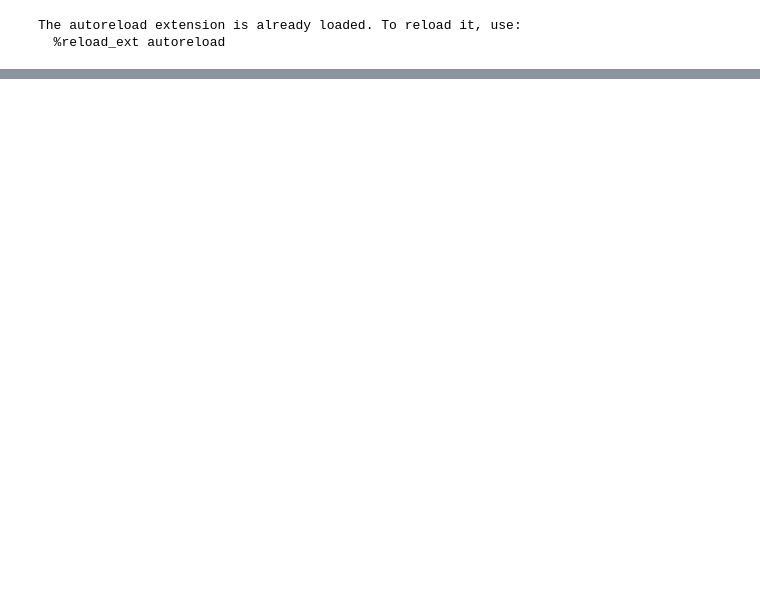
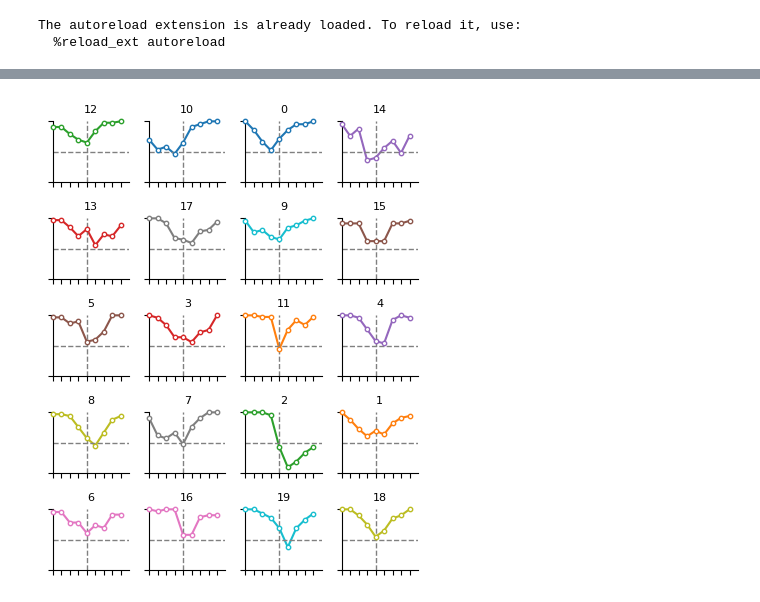
Before and after one commit to jmourabarbosa/shapemetrics_journalpaper, a Jupyter notebook: ibl_analyses/notebooks/shape_metrics.ipynb, the cells around one changed output, grey strips where cells are left out. Drawn from its saved outputs; the diff is of its cells as text; code cells hidden in the pictures; blank space fills up the shorter version.

```diff
--- a/ibl_analyses/notebooks/shape_metrics.ipynb
+++ b/ibl_analyses/notebooks/shape_metrics.ipynb
@@ -90,0 +382,26 @@ plt.imshow(dist_neural)
+# %%
+# contrast = [-100.  ,  -25.  ,  -12.5 ,   -6.25,    0.  ,    6.25,   12.5 ,
+#          25.  ,  100.  ]
+
+plt.figure(figsize=(4,5))
+#colors = sns.color_palette("viridis",4)
+contrast
+for si,subj in enumerate(np.argsort(dist_low[:,0])):
+    plt.subplot(5,4,si+1)
+    plt.title(subj,fontsize=8)
+    plt.plot(range(len(contrast)),avg_cc[subj],label="#%i" % subj,color=colors[subj],clip_on=False)
+    plt.scatter(range(len(contrast)),avg_cc[subj],edgecolors=colors[subj], s=10, facecolors='white', zorder=3,clip_on=False)
+
+    #plt.ylabel("P(right)")
+    #plt.xlabel("contrast")
+    plt.plot([4,4],[0,1],"--",color="gray",lw=1)
+    plt.plot([0,9],[0.5,0.5],"--",color="gray",lw=1)
+    sns.despine()
+    plt.ylim(0,1)
+    plt.xlim(0,9)
+    plt.yticks([0,1],[])
+    plt.xticks(range(9),[])
+
+plt.tight_layout()
+# %% [output]
+[figure, added]
```
Also changed, not shown: parts of 13 cells of this notebook, 2 other files.
